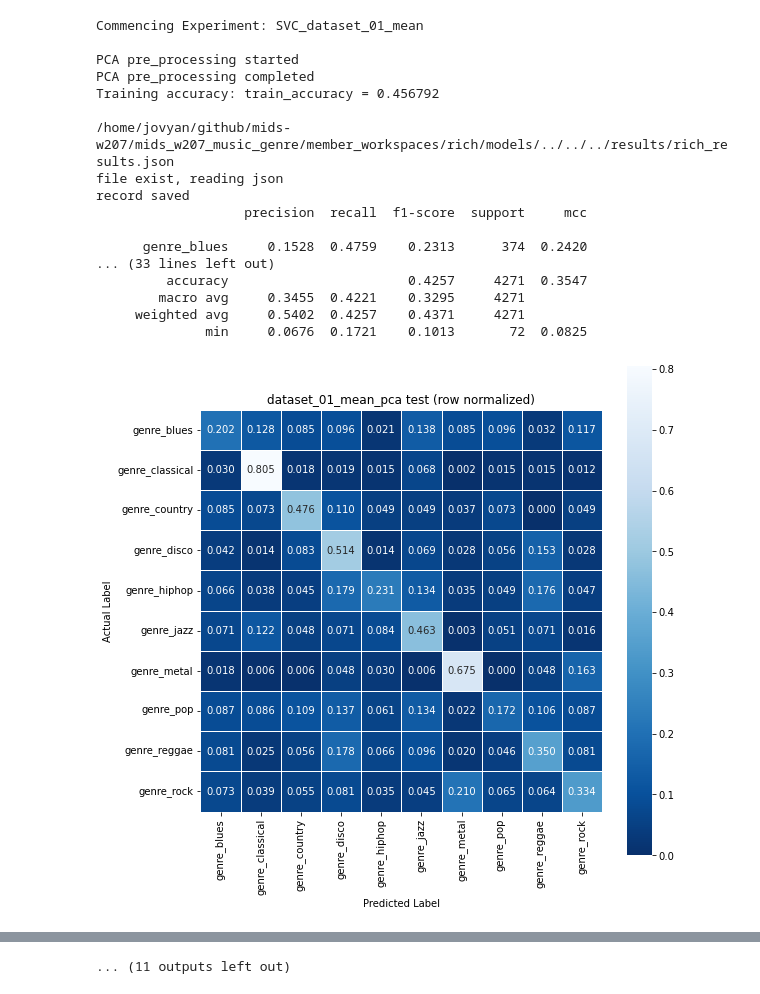
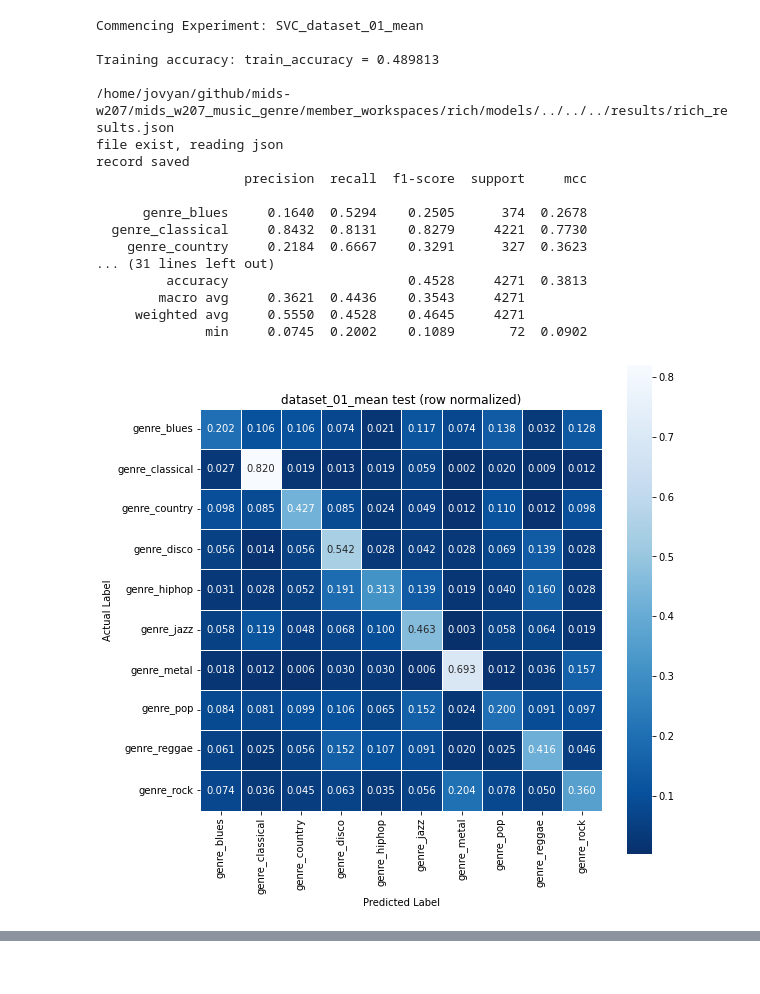
Before and after one commit to RERobbins/mids_w207_music_genre, a Jupyter notebook: member_workspaces/rich/models/03_sklearn_svm.ipynb, the cells around one changed output, grey strips where cells are left out. Cells and saved outputs as stored; diff of their text form; code cells hidden in the pictures.

```diff
--- a/member_workspaces/rich/models/03_sklearn_svm.ipynb
+++ b/member_workspaces/rich/models/03_sklearn_svm.ipynb
@@ -20,6 +20,7 @@ for dataset in datasets:
     else:
         n_components = .95
 
+    n_components=None
     model = model = SVC(class_weight='balanced')
     experiment(model, dataset, pca_components=n_components, result_filename="rich_results.json")
 # %% [output]
@@ -44,20 +45,20 @@ record saved
 Commencing Experiment: SVC_dataset_01_mean
 
-PCA pre_processing started
-PCA pre_processing completed
-Training accuracy: train_accuracy = 0.456792
+Training accuracy: train_accuracy = 0.489813
 
 /home/jovyan/github/mids-w207/mids_w207_music_genre/member_workspaces/rich/models/../../../results/rich_results.json
 file exist, reading json
 record saved
                    precision  recall  f1-score  support     mcc
 
-      genre_blues     0.1528  0.4759    0.2313      374  0.2420
-... (33 lines left out)
-         accuracy                       0.4257     4271  0.3547
-        macro avg     0.3455  0.4221    0.3295     4271
-     weighted avg     0.5402  0.4257    0.4371     4271
-              min     0.0676  0.1721    0.1013       72  0.0825
+      genre_blues     0.1640  0.5294    0.2505      374  0.2678
+  genre_classical     0.8432  0.8131    0.8279     4221  0.7730
+    genre_country     0.2184  0.6667    0.3291      327  0.3623
+... (31 lines left out)
+         accuracy                       0.4528     4271  0.3813
+        macro avg     0.3621  0.4436    0.3543     4271
+     weighted avg     0.5550  0.4528    0.4645     4271
+              min     0.0745  0.2002    0.1089       72  0.0902
-[figure, old version]
+[figure, new version]
 Commencing Experiment: SVC_dataset_02_mean_cov
 
@@ -138 +135,0 @@ record saved
-... (11 outputs left out)
```
Also changed, not shown: parts of 1 cell of this notebook, 2 other files.
